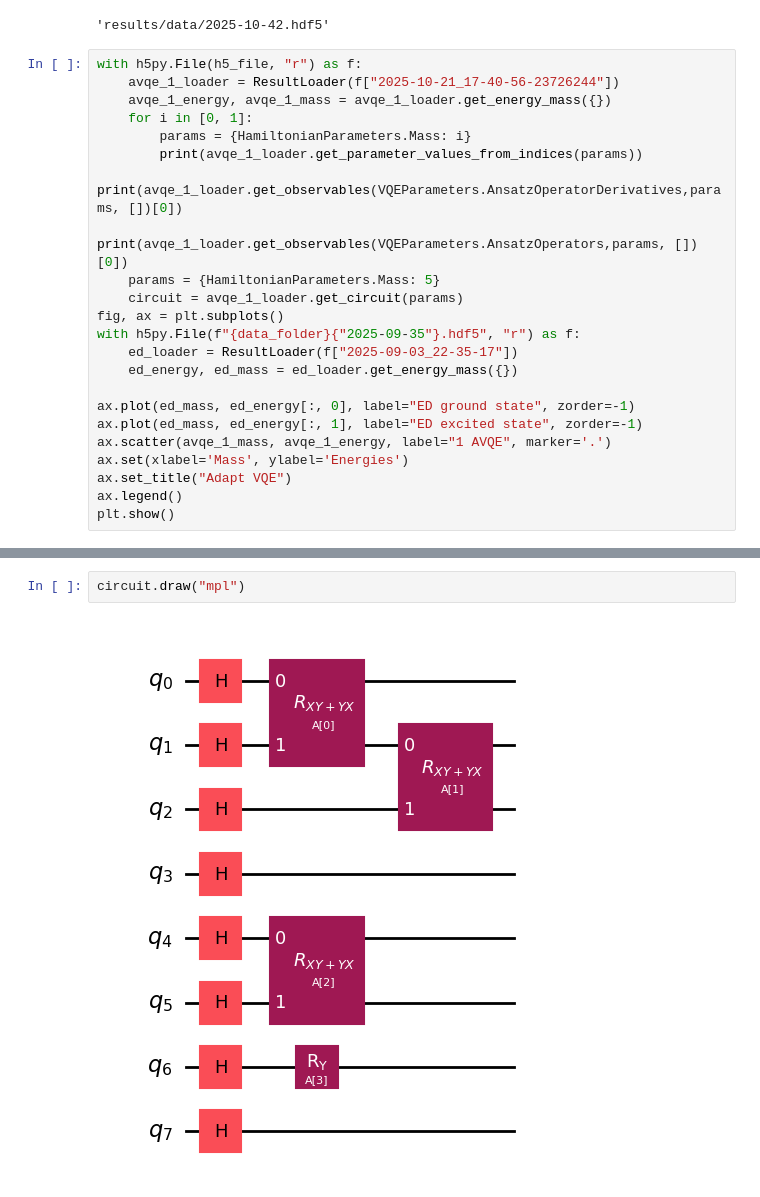
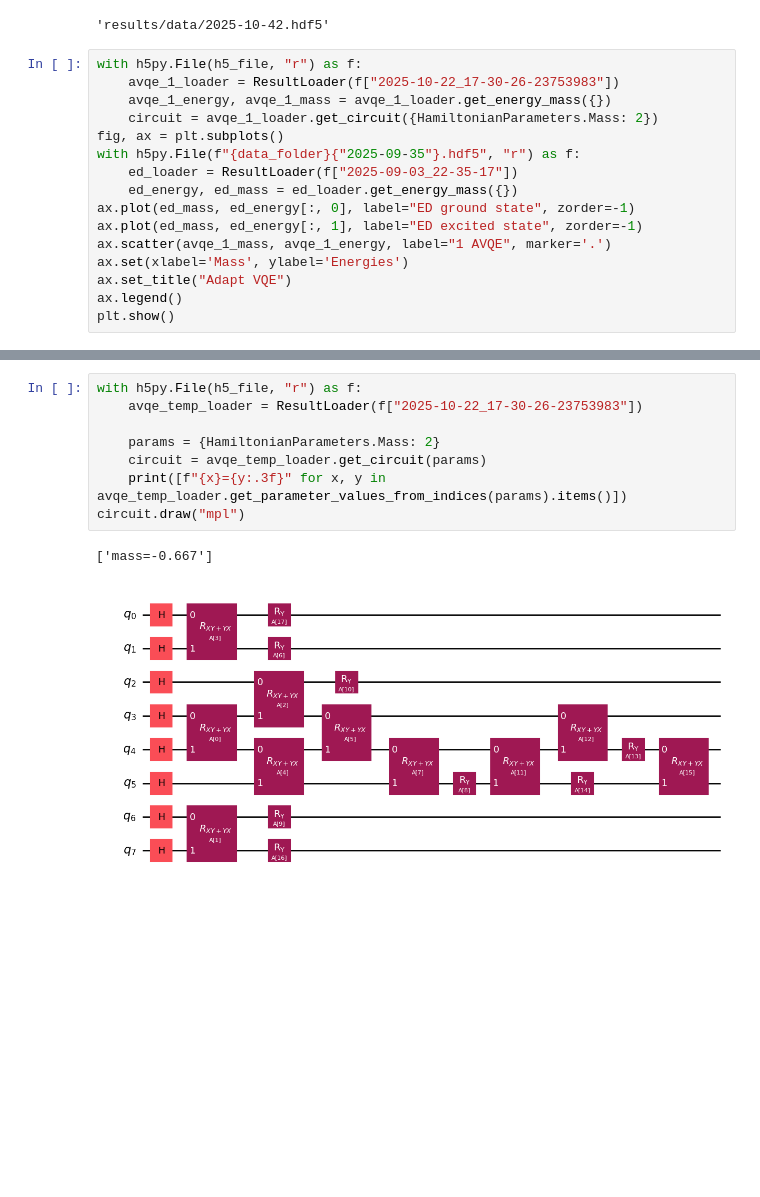
Before and after one commit to NicoDic98/QC-MasterThesis, a Jupyter notebook: plots.ipynb, the cells around one changed output, grey strips where cells are left out. Drawn from its saved outputs; the diff is of its cells as text; blank space fills up the shorter version.

Commit message:
Nice derivative plots

```diff
--- a/plots.ipynb
+++ b/plots.ipynb
@@ -206,20 +214,13 @@ h5_file
 'results/data/2025-10-42.hdf5'
 # %%
 with h5py.File(h5_file, "r") as f:
-    avqe_1_loader = ResultLoader(f["2025-10-21_17-40-56-23726244"])
+    avqe_1_loader = ResultLoader(f["2025-10-22_17-30-26-23753983"])
     avqe_1_energy, avqe_1_mass = avqe_1_loader.get_energy_mass({})
-    for i in [0, 1]:
-        params = {HamiltonianParameters.Mass: i}
-        print(avqe_1_loader.get_parameter_values_from_indices(params))
-        print(avqe_1_loader.get_observables(VQEParameters.AnsatzOperatorDerivatives,params, [])[0])
-        print(avqe_1_loader.get_observables(VQEParameters.AnsatzOperators,params, [])[0])
-    params = {HamiltonianParameters.Mass: 5}
-    circuit = avqe_1_loader.get_circuit(params)
+    circuit = avqe_1_loader.get_circuit({HamiltonianParameters.Mass: 2})
 fig, ax = plt.subplots()
 with h5py.File(f"{data_folder}{"2025-09-35"}.hdf5", "r") as f:
     ed_loader = ResultLoader(f["2025-09-03_22-35-17"])
     ed_energy, ed_mass = ed_loader.get_energy_mass({})
-
 ax.plot(ed_mass, ed_energy[:, 0], label="ED ground state", zorder=-1)
 ax.plot(ed_mass, ed_energy[:, 1], label="ED excited state", zorder=-1)
 ax.scatter(avqe_1_mass, avqe_1_energy, label="1 AVQE", marker='.')
@@ -249,4 +233,11 @@ plt.show()
 # %%
+with h5py.File(h5_file, "r") as f:
+    avqe_temp_loader = ResultLoader(f["2025-10-22_17-30-26-23753983"])
+
+    params = {HamiltonianParameters.Mass: 2}
+    circuit = avqe_temp_loader.get_circuit(params)
+    print([f"{x}={y:.3f}" for x, y in avqe_temp_loader.get_parameter_values_from_indices(params).items()])
 circuit.draw("mpl")
 # %% [output]
+['mass=-0.667']
-[figure, old version]
+[figure, new version]
```
Also changed, not shown: parts of 4 cells of this notebook.
